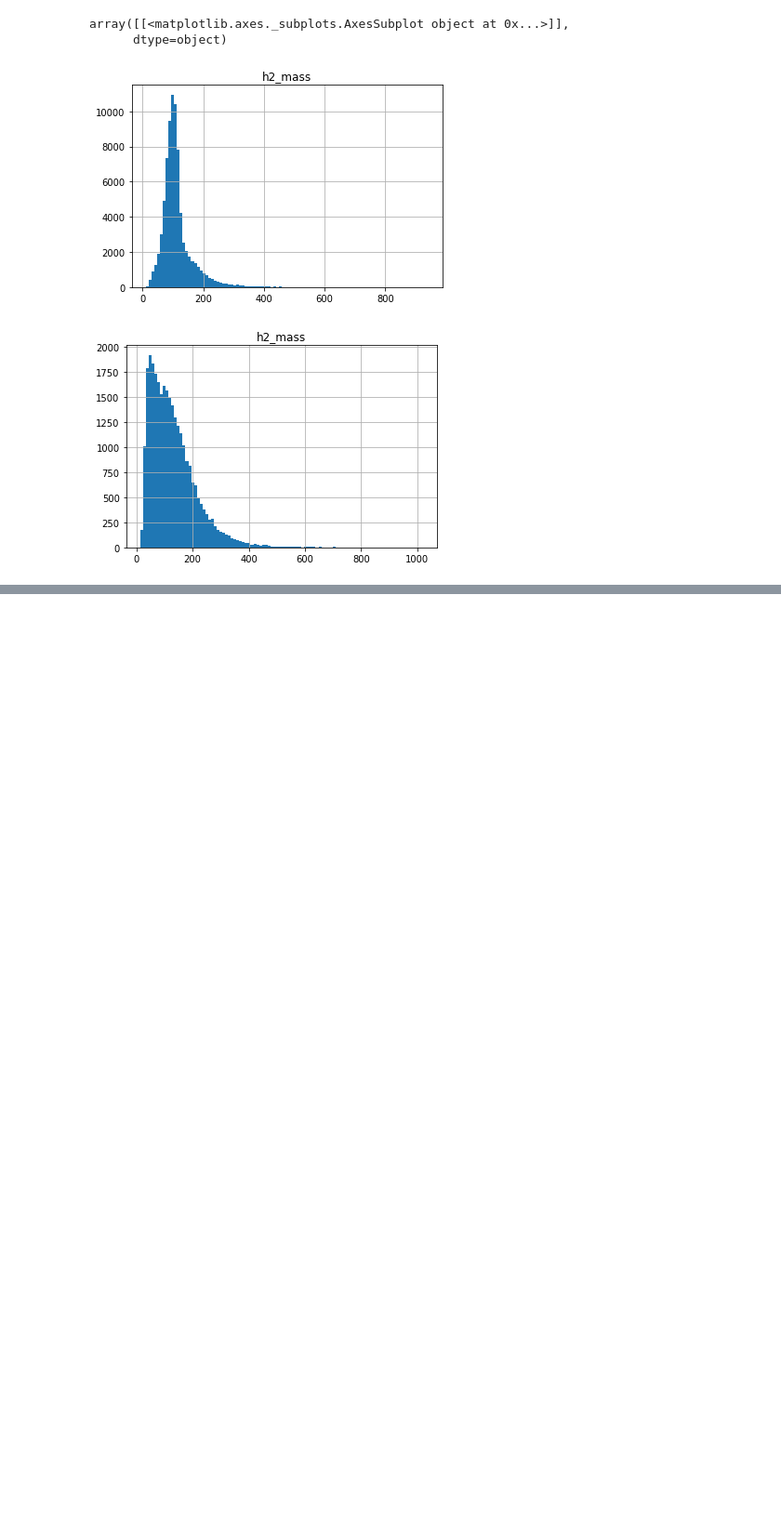
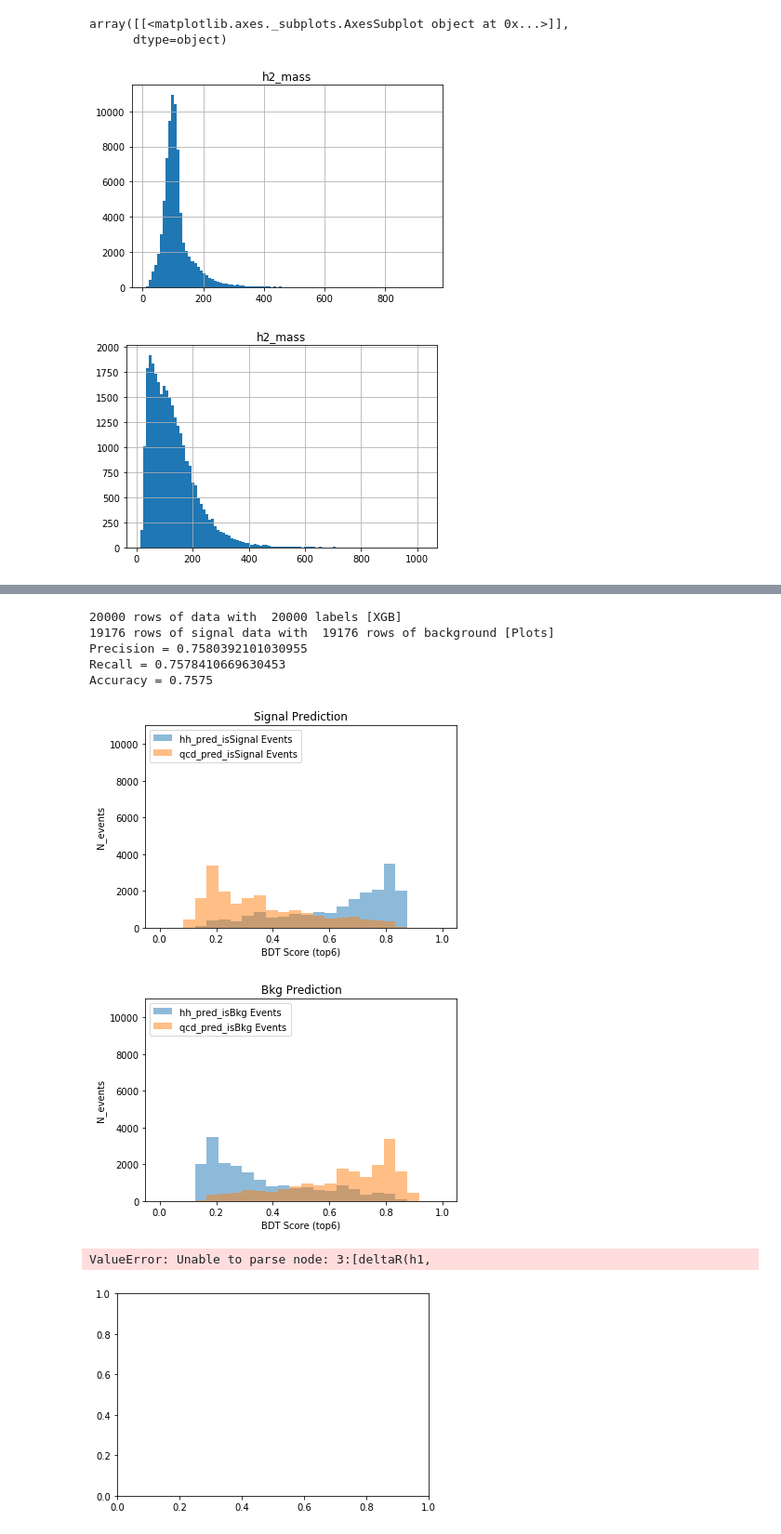
Before and after one commit to neu-physics/dihiggsMLProject, a Jupyter notebook: BoostedDecisionTree/xgboost_sandbox.ipynb, the cells around one changed output, grey strips where cells are left out. Shown at 93% size. Cells and saved outputs as stored; diff of their text form; code cells hidden in the pictures; blank space fills up the shorter version.

```diff
--- a/BoostedDecisionTree/xgboost_sandbox.ipynb
+++ b/BoostedDecisionTree/xgboost_sandbox.ipynb
@@ -399,0 +422,16 @@ ValueError: Unable to parse node: 3:[deltaR(h1,
+# %%
+# *** 5. Make mix of dihiggs and QCD for top-6 optimal variables
+variables_top6 = ['deltaR(h1, h2)', 'deltaR(h1 jets)', 'deltaR(h2 jets)', 'h1_mass', 'h2_mass', 'scalarHT']
+top6_data, top6_labels, hh_top6_data, hh_top6_labels, qcd_top6_data, qcd_top6_labels = makeEqualSamplesWithUserVariables(hh_raw, qcd_raw, variables_top6, nEventsToTrain)
+model_top6 = setupAndTrainBDT(top6_data, top6_labels, _maxDepth=5, _eta=0.3)
+plotBDTOutputAndTree(model_top6, 'top6', hh_top6_data, hh_top6_labels, qcd_top6_data, qcd_top6_labels, _savePlots=False)
+# %% [output]
+20000 rows of data with  20000 labels [XGB]
+19176 rows of signal data with  19176 rows of background [Plots]
+Precision = 0.7580392101030955
+Recall = 0.7578410669630453
+Accuracy = 0.7575
+[figure, added]
+[figure, added]
+ValueError: Unable to parse node: 3:[deltaR(h1,
+[figure, added]
```
Also changed, not shown: parts of 12 cells of this notebook.
